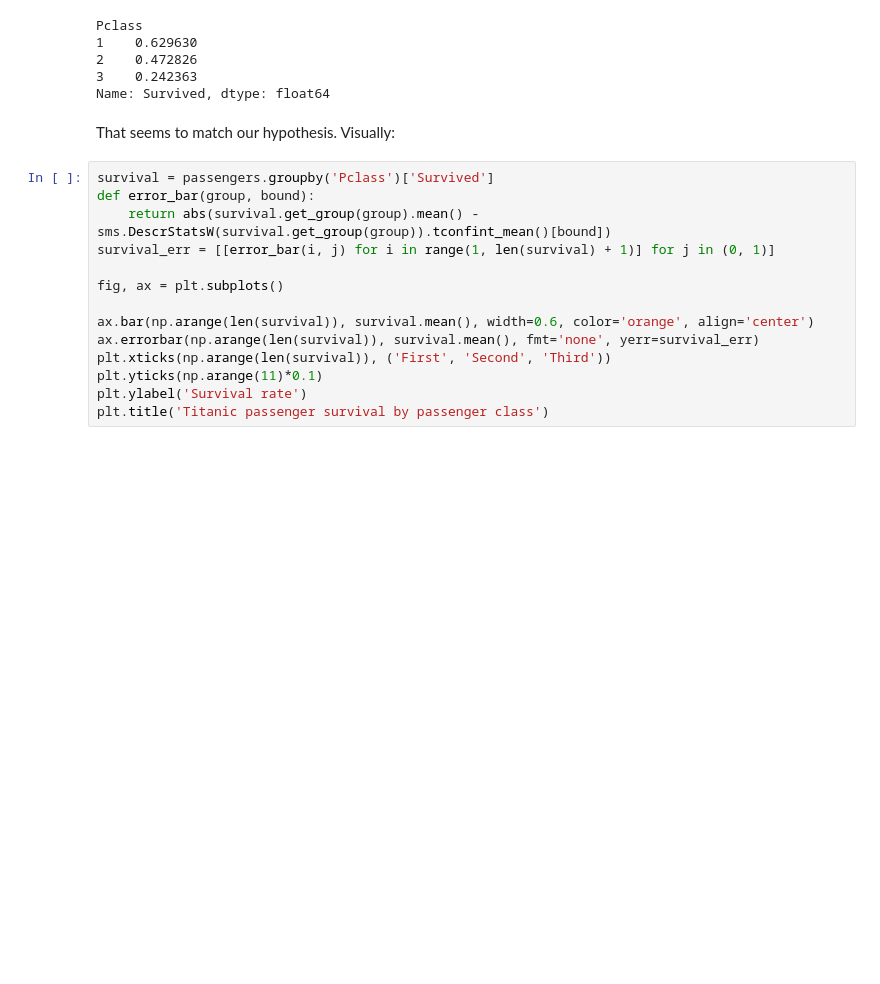
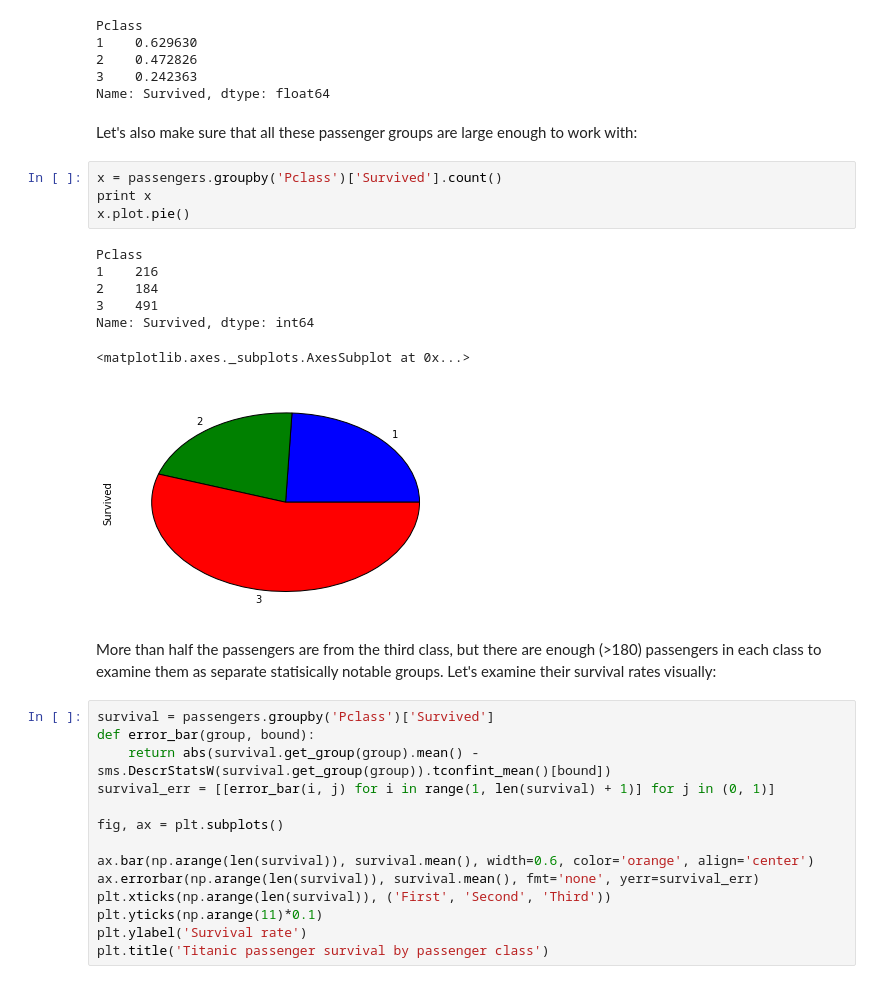
Before and after one commit to moredatarequired/fend, a Jupyter notebook: IPND - Titanic data analysis.ipynb, the cells around one changed output. Drawn from its saved outputs; the diff is of its cells as text; blank space fills up the shorter version.

```diff
--- a/IPND - Titanic data analysis.ipynb
+++ b/IPND - Titanic data analysis.ipynb
@@ -150,8 +157,22 @@ Pclass
 2    0.472826
 3    0.242363
 Name: Survived, dtype: float64
-# %% [markdown]
-That seems to match our hypothesis. Visually:
+# %% [markdown]
+Let's also make sure that all these passenger groups are large enough to work with:
+# %%
+x = passengers.groupby('Pclass')['Survived'].count()
+print x
+x.plot.pie()
+# %% [output]
+Pclass
+1    216
+2    184
+3    491
+Name: Survived, dtype: int64
+<matplotlib.axes._subplots.AxesSubplot at 0x...>
+[figure, added]
+# %% [markdown]
+More than half the passengers are from the third class, but there are enough (>180) passengers in each class to examine them as separate statisically notable groups. Let's examine their survival rates visually:
 # %%
 survival = passengers.groupby('Pclass')['Survived']
 def error_bar(group, bound):
```
Also changed, not shown: parts of 10 cells of this notebook, 1 other file.
